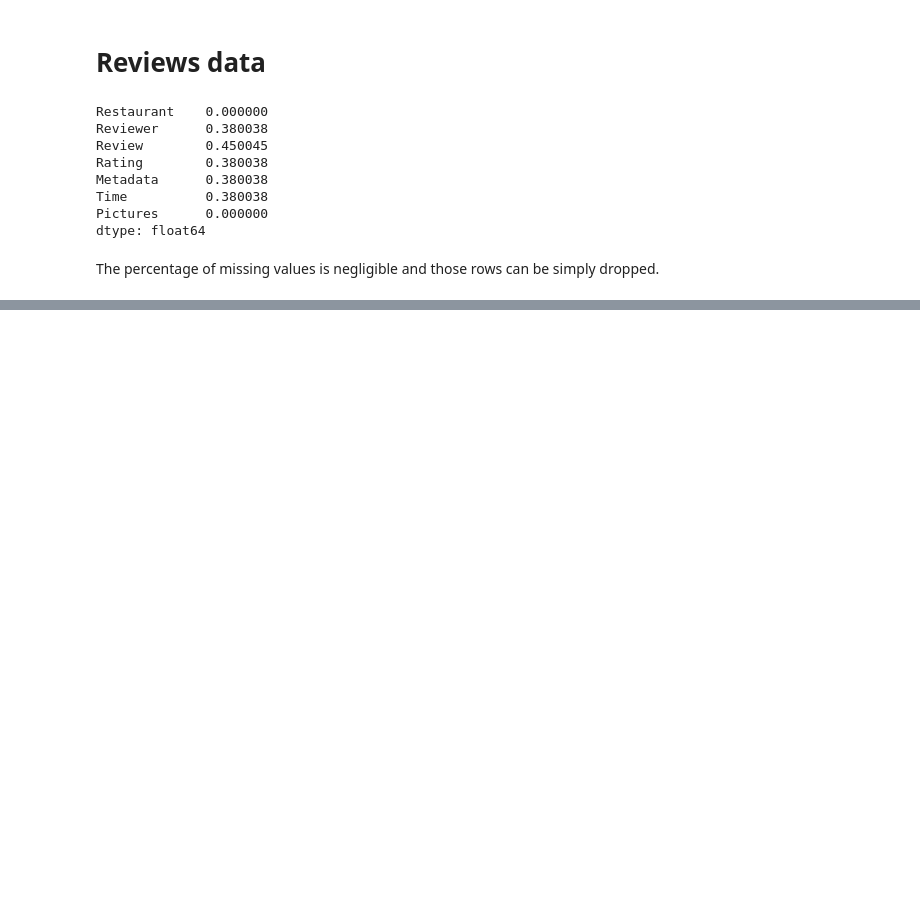
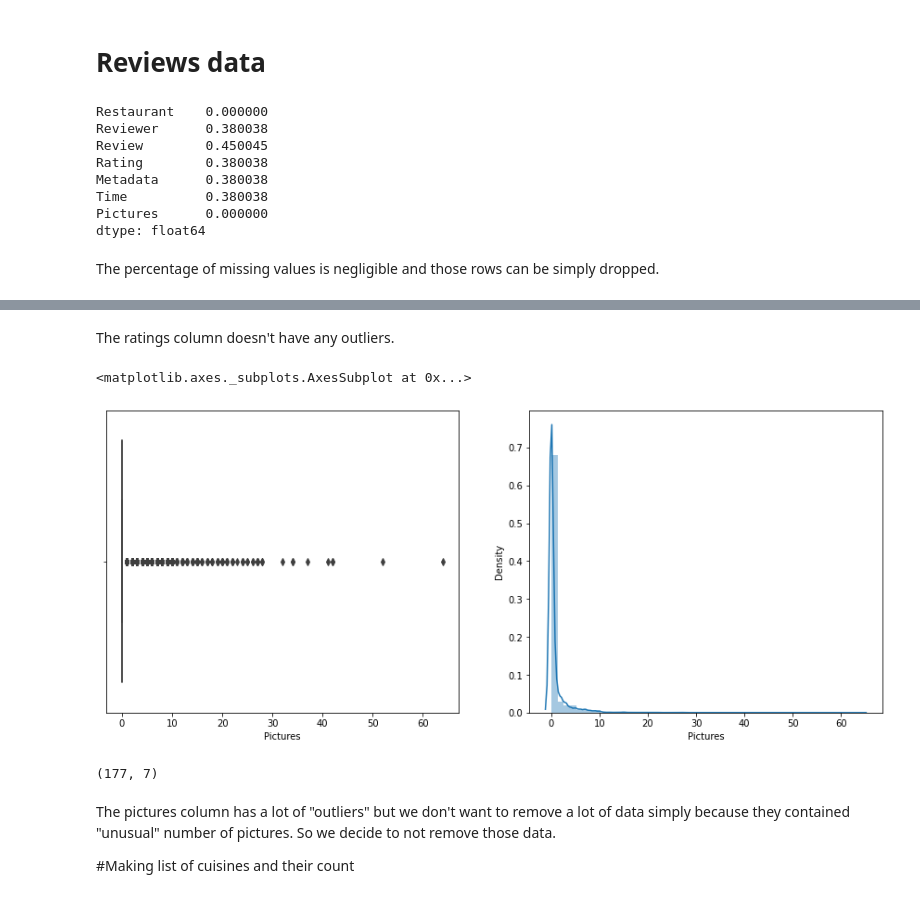
Before and after one commit to Zeeshan2012/ZOMATO-RESTAURANT-CLUSTERING-AND-SENTIMENT-ANALYSIS, a Jupyter notebook: ZOMATO_RESTAURANT_CLUSTERING_AND_SENTIMENT_ANALYSIS.ipynb, the cells around one changed output, grey strips where cells are left out. Cells and saved outputs as stored; diff of their text form; code cells hidden in the pictures; blank space fills up the shorter version.

```diff
--- a/ZOMATO_RESTAURANT_CLUSTERING_AND_SENTIMENT_ANALYSIS.ipynb
+++ b/ZOMATO_RESTAURANT_CLUSTERING_AND_SENTIMENT_ANALYSIS.ipynb
@@ -266,0 +316,21 @@ resturant_review_data.dropna(inplace=True)
+# %% [markdown]
+The ratings column doesn't have any outliers.
+# %%
+plt.figure(figsize=(15,6))
+plt.subplot(1, 2, 1)
+
+sns.boxplot(resturant_review_data['Pictures'])
+plt.subplot(1, 2, 2)
+sns.distplot(resturant_review_data['Pictures'])
+# %% [output]
+<matplotlib.axes._subplots.AxesSubplot at 0x...>
+[figure, added]
+# %%
+resturant_review_data[((resturant_review_data['Pictures'] - resturant_review_data['Pictures'].mean()) / resturant_review_data['Pictures'].std()).abs() > 3].shape
+# %% [output]
+(177, 7)
+# %% [markdown]
+The pictures column has a lot of "outliers" but we don't want to remove a lot of data simply because they contained "unusual" number of pictures. So we decide to not remove those data.
+
+
+#Making list of cuisines and their count
```
Also changed, not shown: parts of 142 cells of this notebook.
